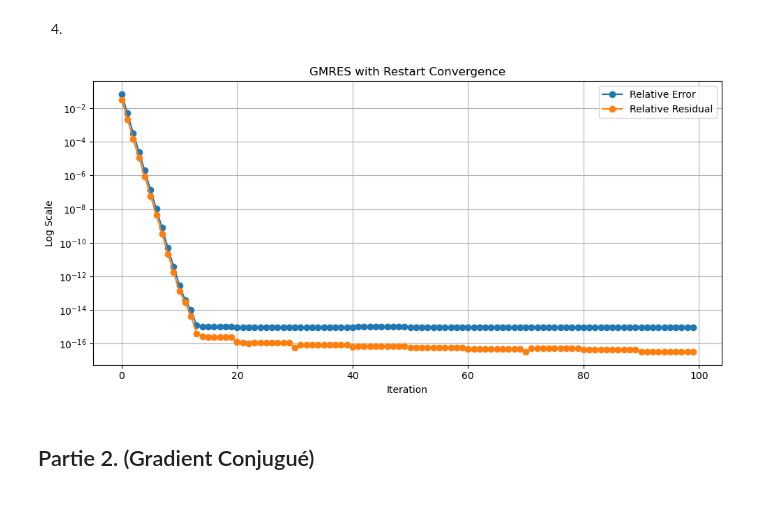
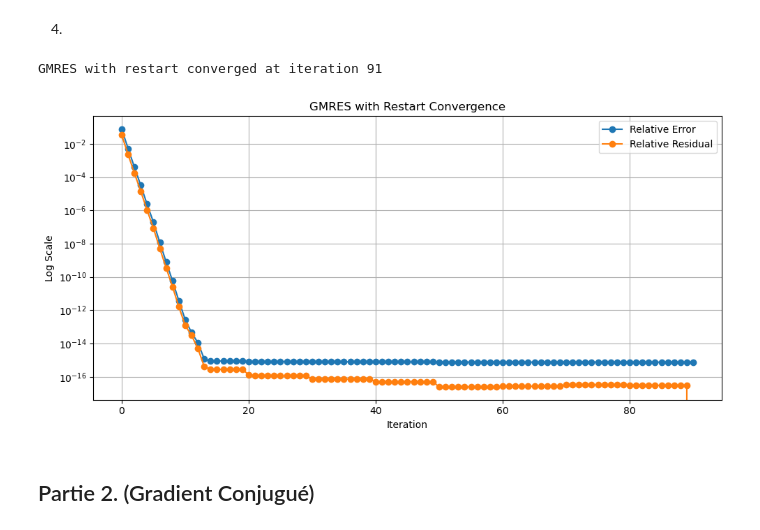
Before and after one commit to lyyric/CSMI_Notes, a Jupyter notebook: M1 S1/Calcul scientifique 2/TP/TP2/main.ipynb, the cells around one changed output. Drawn from its saved outputs; the diff is of its cells as text; code cells hidden in the pictures.

```diff
--- a/M1 S1/Calcul scientifique 2/TP/TP2/main.ipynb
+++ b/M1 S1/Calcul scientifique 2/TP/TP2/main.ipynb
@@ -29,7 +29,7 @@ def Arnoldi(A, V, H):
 # %% [markdown]
 2.
 # %%
-def gmres(A, b, xexact, tol=1e-6, maxit=None):
+def gmres(A, b, x_exact, tol=1e-6, max_iter=None):
     n = len(b)
     x0 = np.zeros(n)
     r0 = b - A @ x0
@@ -44,22 +44,20 @@ def gmres(A, b, xexact, tol=1e-6, maxit=None):
 
     resnorm = 1.0
     it = 0
-    maxit = maxit or n
-    while (resnorm >= tol) and (it < maxit):
+    max_iter = max_iter or n
+    while (resnorm >= tol) and (it < max_iter):
         it += 1
 
         V, H = Arnoldi(A, V, H)
 
-        # Solve least squares problem using QR decomposition
         e1 = np.zeros(H.shape[0])
         e1[0] = resnorm0
         Q, R = np.linalg.qr(H)
         y = np.linalg.solve(R, Q.T @ e1)
         x = x0 + V[:, :-1] @ y
 
-        # Calculate relative error and residual norm
         resnorm = np.linalg.norm(b - A @ x) / resnorm0
-        error = np.linalg.norm(x - xexact) / np.linalg.norm(xexact)
+        error = np.linalg.norm(x - x_exact) / np.linalg.norm(x_exact)
 
         error_list.append(error)
         residual_list.append(resnorm)
@@ -90,17 +88,17 @@ plt.show()
 # %% [markdown]
 4.
 # %%
-def gmres_restart(A, b, xexact, restart=10, max_iter=100, tol=1e-6):
+def gmres_restart(A, b, x_exact, restart=10, tol=1e-6, max_iter=None):
     n = len(b)
     x = np.zeros(n)
-    errors = []
-    residuals = []
+    error_list = []
+    residual_list = []
+    max_iter = max_iter or n
     total_iter = 0
     r = b - A @ x
     beta = np.linalg.norm(r)
 
     while total_iter < max_iter and beta > tol * np.linalg.norm(b):
-        # 初始化 Krylov 子空间和 Hessenberg 矩阵
         V = (r / beta).reshape(-1, 1)
         H = np.zeros((0, 0))
 
@@ -116,38 +114,38 @@ def gmres_restart(A, b, xexact, restart=10, max_iter=100, tol=1e-6):
             y = np.linalg.solve(R, Q.T @ e1)
             x_new = x + V[:, :-1] @ y.flatten()
 
-            error = np.linalg.norm(xexact - x_new) / np.linalg.norm(xexact)
+            error = np.linalg.norm(x_exact - x_new) / np.linalg.norm(x_exact)
             rk = b - A @ x_new
             residual = np.linalg.norm(rk) / np.linalg.norm(b)
 
-            errors.append(error)
-            residuals.append(residual)
+            error_list.append(error)
+            residual_list.append(residual)
 
             if residual < tol:
                 print(f"GMRES with restart converged at iteration {total_iter}")
-                return x_new, errors, residuals
+                return x_new, error_list, residual_list
 
         x = x_new
         r = b - A @ x
         beta = np.linalg.norm(r)
 
-    return x, errors, residuals
+    return x, error_list, residual_list
 # %%
-# 重启 GMRES
-xk, errors, residuals = gmres_restart(A, b, x_exact, restart=10, max_iter=100, tol=1e-18)
+xk, error_list, residual_list = gmres_restart(A, b, x_exact, restart=10, tol=1e-18, max_iter=100)
 
 plt.figure(figsize=(10, 5))
-plt.semilogy(errors, marker='o', label='Relative Error')
-plt.semilogy(residuals, marker='o', label='Relative Residual')
+plt.semilogy(error_list, marker='o', label='Relative Error')
+plt.semilogy(residual_list, marker='o', label='Relative Residual')
 plt.xlabel('Iteration')
 plt.ylabel('Log Scale')
 plt.title('GMRES with Restart Convergence')
 plt.legend()
 plt.grid(True)
 plt.tight_layout()
 plt.show()
 # %% [output]
+GMRES with restart converged at iteration 91
-[figure, old version]
+[figure, new version]
 # %% [markdown]
 ## Partie 2. (Gradient Conjugué)
 # %% [markdown]
```
Also changed, not shown: parts of 14 cells of this notebook.
